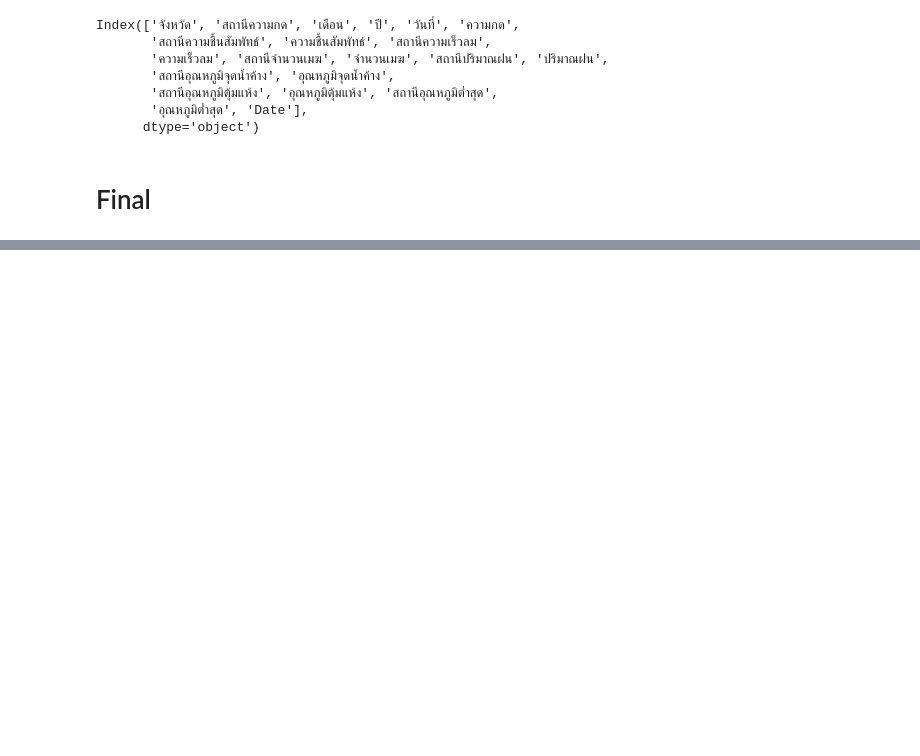
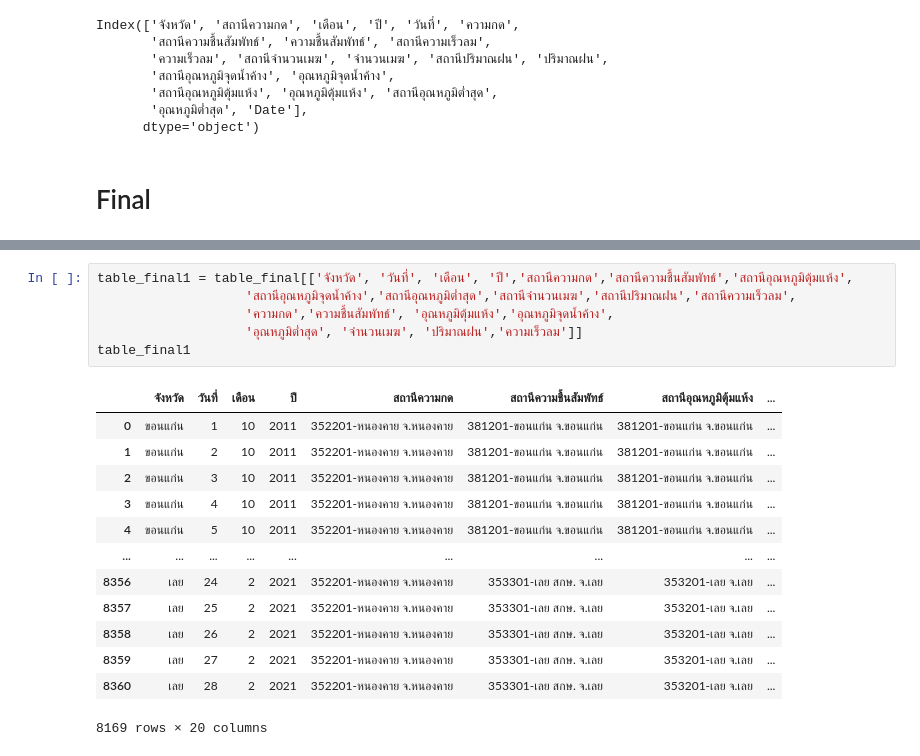
Before and after one commit to 1234567890qqqqqq/bsc_dpdm22, a Jupyter notebook: Quiz_Group_5_20_of_Midterm.ipynb, the cells around one changed output, grey strips where cells are left out. Cells and saved outputs as stored; diff of their text form; blank space fills up the shorter version.

```diff
--- a/Quiz_Group_5_20_of_Midterm.ipynb
+++ b/Quiz_Group_5_20_of_Midterm.ipynb
@@ -1108,0 +1116,20 @@ table_final.head(5)
+# %%
+table_final1 = table_final[['จังหวัด', 'วันที่', 'เดือน', 'ปี','สถานีความกด','สถานีความชื้นสัมพัทธ์','สถานีอุณหภูมิตุ้มแห้ง',
+                   'สถานีอุณหภูมิจุดน้ำค้าง','สถานีอุณหภูมิต่ำสุด','สถานีจำนวนเมฆ','สถานีปริมาณฝน','สถานีความเร็วลม',
+                   'ความกด','ความชื้นสัมพัทธ์', 'อุณหภูมิตุ้มแห้ง','อุณหภูมิจุดน้ำค้าง',
+                   'อุณหภูมิต่ำสุด', 'จำนวนเมฆ', 'ปริมาณฝน','ความเร็วลม']]
+table_final1
+# %% [output]
+|  | จังหวัด | วันที่ | เดือน | ปี | สถานีความกด | สถานีความชื้นสัมพัทธ์ | สถานีอุณหภูมิตุ้มแห้ง | ... |
+| 0 | ขอนแก่น | 1 | 10 | 2011 | 352201-หนองคาย จ.หนองคาย | 381201-ขอนแก่น จ.ขอนแก่น | 381201-ขอนแก่น จ.ขอนแก่น | ... |
+| 1 | ขอนแก่น | 2 | 10 | 2011 | 352201-หนองคาย จ.หนองคาย | 381201-ขอนแก่น จ.ขอนแก่น | 381201-ขอนแก่น จ.ขอนแก่น | ... |
+| 2 | ขอนแก่น | 3 | 10 | 2011 | 352201-หนองคาย จ.หนองคาย | 381201-ขอนแก่น จ.ขอนแก่น | 381201-ขอนแก่น จ.ขอนแก่น | ... |
+| 3 | ขอนแก่น | 4 | 10 | 2011 | 352201-หนองคาย จ.หนองคาย | 381201-ขอนแก่น จ.ขอนแก่น | 381201-ขอนแก่น จ.ขอนแก่น | ... |
+| 4 | ขอนแก่น | 5 | 10 | 2011 | 352201-หนองคาย จ.หนองคาย | 381201-ขอนแก่น จ.ขอนแก่น | 381201-ขอนแก่น จ.ขอนแก่น | ... |
+| ... | ... | ... | ... | ... | ... | ... | ... | ... |
+| 8356 | เลย | 24 | 2 | 2021 | 352201-หนองคาย จ.หนองคาย | 353301-เลย สกษ. จ.เลย | 353201-เลย จ.เลย | ... |
+| 8357 | เลย | 25 | 2 | 2021 | 352201-หนองคาย จ.หนองคาย | 353301-เลย สกษ. จ.เลย | 353201-เลย จ.เลย | ... |
+| 8358 | เลย | 26 | 2 | 2021 | 352201-หนองคาย จ.หนองคาย | 353301-เลย สกษ. จ.เลย | 353201-เลย จ.เลย | ... |
+| 8359 | เลย | 27 | 2 | 2021 | 352201-หนองคาย จ.หนองคาย | 353301-เลย สกษ. จ.เลย | 353201-เลย จ.เลย | ... |
+| 8360 | เลย | 28 | 2 | 2021 | 352201-หนองคาย จ.หนองคาย | 353301-เลย สกษ. จ.เลย | 353201-เลย จ.เลย | ... |
+8169 rows × 20 columns
```
Also changed, not shown: parts of 17 cells of this notebook.
